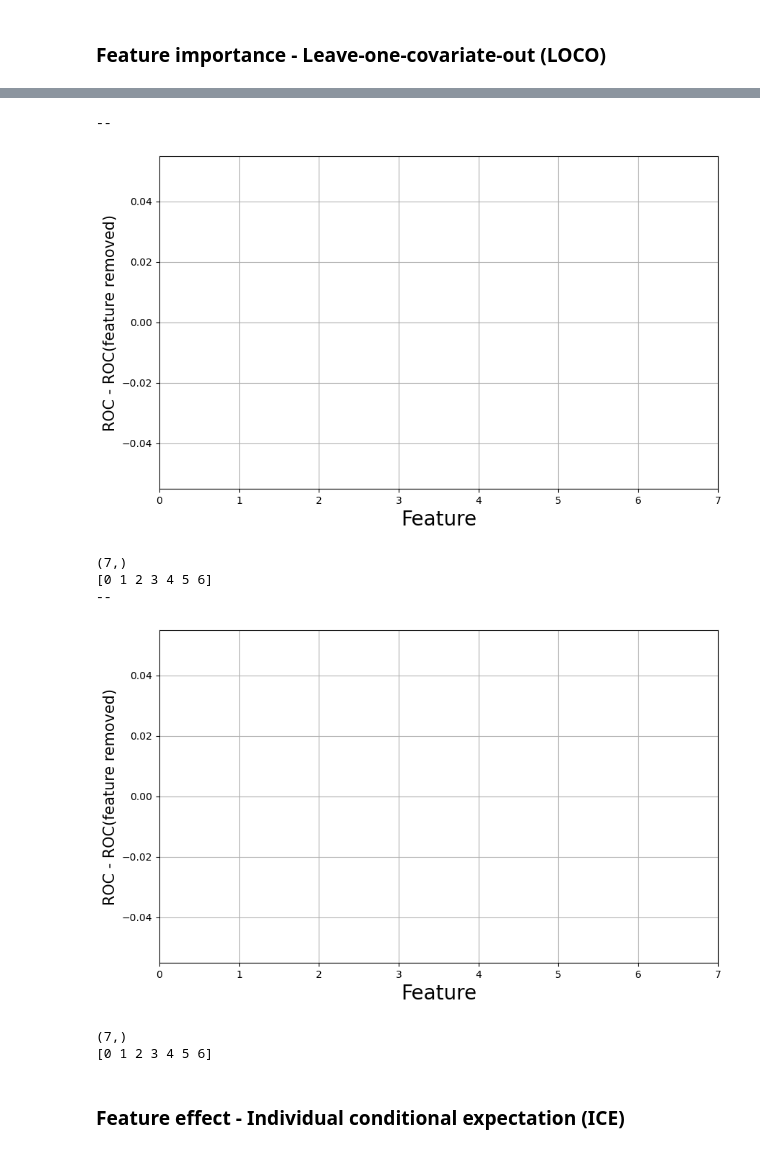
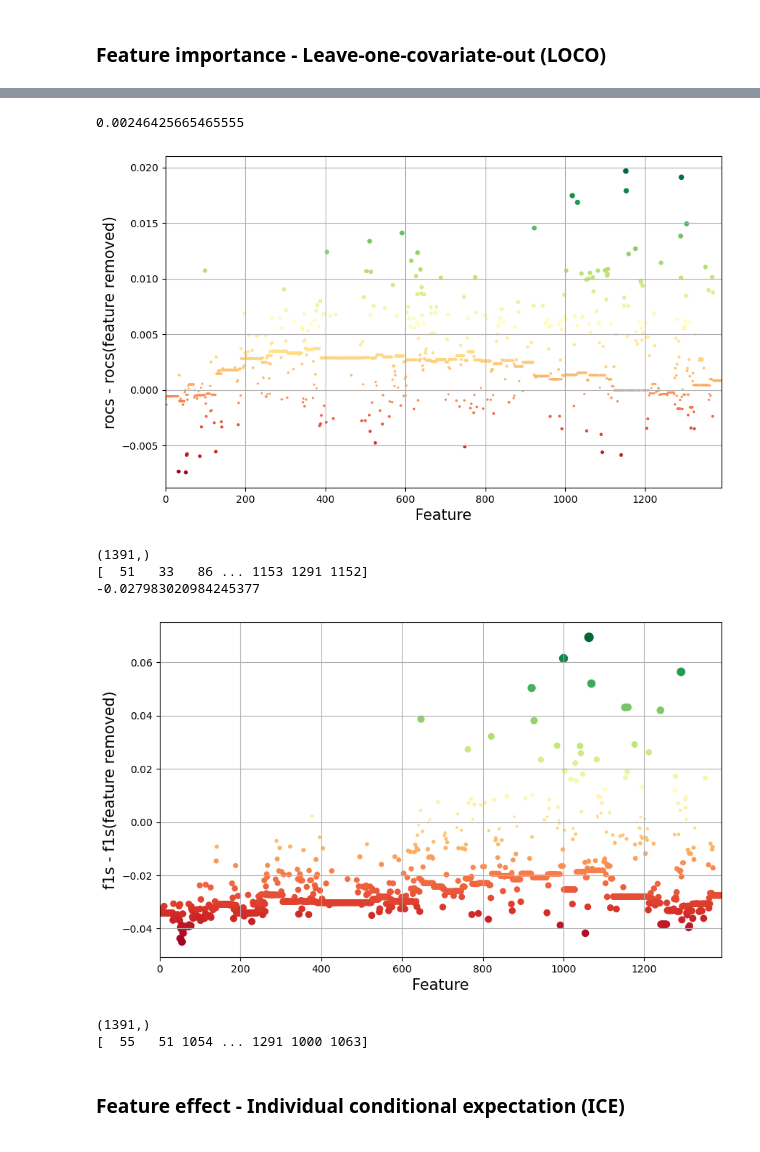
Before and after one commit to LenMetz/TabPFN-medical, a Jupyter notebook: interpretability.ipynb, the cells around one changed output, grey strips where cells are left out. Cells and saved outputs as stored; diff of their text form; code cells hidden in the pictures.

Commit message:
more  iml, more tests

```diff
--- a/interpretability.ipynb
+++ b/interpretability.ipynb
@@ -60,7 +60,7 @@ print(np.sum(1*(scores>50)))
 def small_eval(model, X_train, y_train, X_test, y_test):
     results = np.empty(2)
     with torch.no_grad():
-        model.fit(X_train, y_train)
+        model.fit(X_train, y_train, overwrite_warning=True)
         probs = model.predict_proba(X_test)
         preds = np.argmax(probs, axis=1)
         y_test_1hot = torch.nn.functional.one_hot(torch.tensor(y_test).to(torch.int64)).numpy()
@@ -76,9 +76,9 @@ cv = 3
 best_delete = 0
 strat_split = True
 max_samples = 1024
-no_pre_process = False
+no_pre_process = "none"
 multi_decoder = "permutation"
-N_ens = 3
+N_ens = 1
 seed = 42
 overwrite = True
 metrics = ["roc_auc", "f1"]
@@ -104,14 +104,15 @@ data_sections, label_sections = stratified_split(all_data, labels,cv=runs)
 rocs = []
 f1s = []
 
-
-for f in [1063]:#(750,1391):
+fs = [44,1240,1000,1031,257,637, 1063]
+fs = np.arange(0,1391,1)
+for f in fs:# range(0,3):#(750,1391):
     if f%100==0:
         print("Currently at feature: ", f)
     results_all = np.zeros(2)
     loco_results_all = np.zeros(2)
     for r in range(runs):
-        X_train, X_test, y_train, y_test = train_test_split(data_sections[r], label_sections[r], test_size=0.8, stratify=label_sections[r], random_state=42)
+        X_train, X_test, y_train, y_test = train_test_split(data_sections[r], label_sections[r], test_size=0.2, stratify=label_sections[r], random_state=42)
 
         X_train[:,[0,f]] = X_train[:,[f,0]]
         X_test[:,[0,f]] = X_test[:,[f,0]]
@@ -119,7 +120,6 @@ for f in [1063]:#(750,1391):
         X_train, X_test = remove_same_features_traintest(X_train, X_test)
         reducer.fit(X_train, y_train)
         if (reducer.feature_indices==0).nonzero()[0]>=100:
-            print("yo")
             np.insert(reducer.feature_indices, 0, 0)
 
         X_train, X_test = reducer.transform(X_train), reducer.transform(X_test)
@@ -127,17 +127,18 @@ for f in [1063]:#(750,1391):
         results_all += small_eval(model, X_train, y_train, X_test,y_test)
 
         # remove feature
-        X_train[:,0] = 0
-        X_test[:,0] = 0
+        med = np.mean(np.concatenate((X_train[:,0],X_test[:,0]),axis=0))
+        X_train[:,0] = med
+        X_test[:,0] = med
 
         loco_results_all += small_eval(model, X_train, y_train, X_test,y_test)
-
     loco_results = loco_results_all/runs
     results= results_all/runs
-    print(results, loco_results)
+    #print(results, loco_results)
+    #print(results, loco_results)
     #model.pred_model.model[2].zero_grad()
-    rocs.append(loco_results[0]-results[0])
-    f1s.append(loco_results[1]-results[1])
+    rocs.append(results[0]-loco_results[0])
+    f1s.append(results[1]-loco_results[1])
 rocs = np.array(rocs)
 f1s = np.array(f1s)
 red_name ="fi-loco"
@@ -145,6 +146,6 @@ directory = f"results/{red_name}"
 if not os.path.exists(directory):
     os.makedirs(directory)
 if save:
-    np.save(f"results/{red_name}/new_rocs1.npy", rocs)
-    np.save(f"results/{red_name}/new_f1s1.npy", f1s)
+    np.save(f"results/{red_name}/extranew_rocs1.npy", rocs)
+    np.save(f"results/{red_name}/extranew_f1s1.npy", f1s)
 # %% [output]
@@ -168,34 +166,34 @@ Currently at feature:  1300
 # %%
 for m in ["rocs", "f1s"]:
     red_name ="fi-loco"
     file1 = np.load(f"results/{red_name}/new_{m}1.npy")
     file2 = np.load(f"results/{red_name}/new_{m}2.npy")
     full = np.concatenate((file1, file2), axis=0)
     full = np.ma.masked_where(full==0,full)
     print(np.median(full))
     plt.figure(figsize=(10,6), dpi=100)
     #plt.hist(full, bins=100)
     cmap = mpl.cm.get_cmap("RdYlGn").copy()
     cmap.set_bad(color='black')
     plt.scatter(np.arange(full.shape[0]),full, c=full, cmap=cmap, s=1+np.abs(full)*1e3, marker="o")
-    plt.xlabel("Feature", fontsize=20)
-    plt.ylabel("ROC - ROC(feature removed)", fontsize=15)
+    plt.xlabel("Feature", fontsize=15)
+    plt.ylabel(f"{m} - {m}(feature removed)", fontsize=15)
     plt.xlim(0,full.shape[0])
     #plt.ylim(-0.035,0.035)
     plt.grid()
     plt.show()
     print(full.shape)
     print(np.argsort(full))
     best = np.argsort(full)
 # %% [output]
---
+0.00246425665465555
-[figure, old version]
+[figure, new version]
-(7,)
-[0 1 2 3 4 5 6]
---
+(1391,)
+[  51   33   86 ... 1153 1291 1152]
+-0.027983020984245377
-[figure, old version]
+[figure, new version]
-(7,)
-[0 1 2 3 4 5 6]
+(1391,)
+[  55   51 1054 ... 1291 1000 1063]
 # %%
 plt.hist(results[0]-np.array(rocs))
 plt.show()
```
Also changed, not shown: parts of 2 cells of this notebook, 13 other files.
